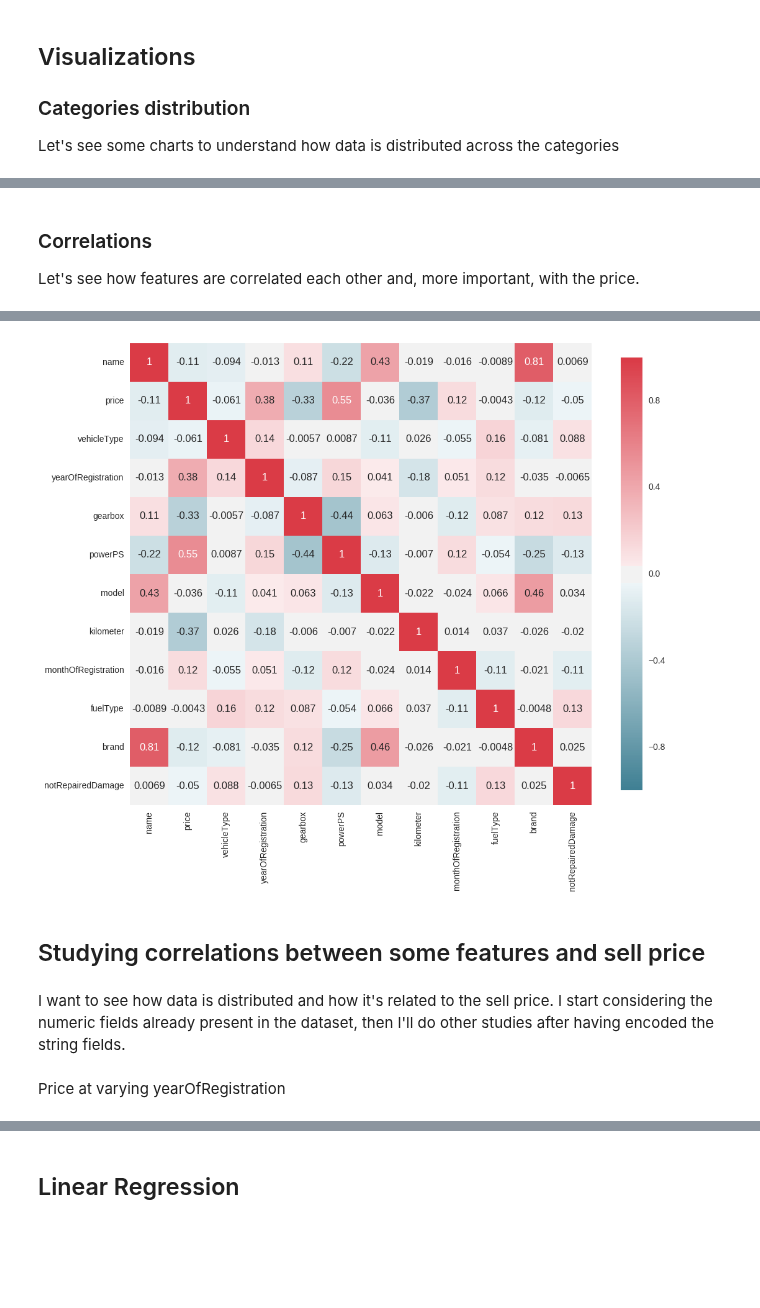
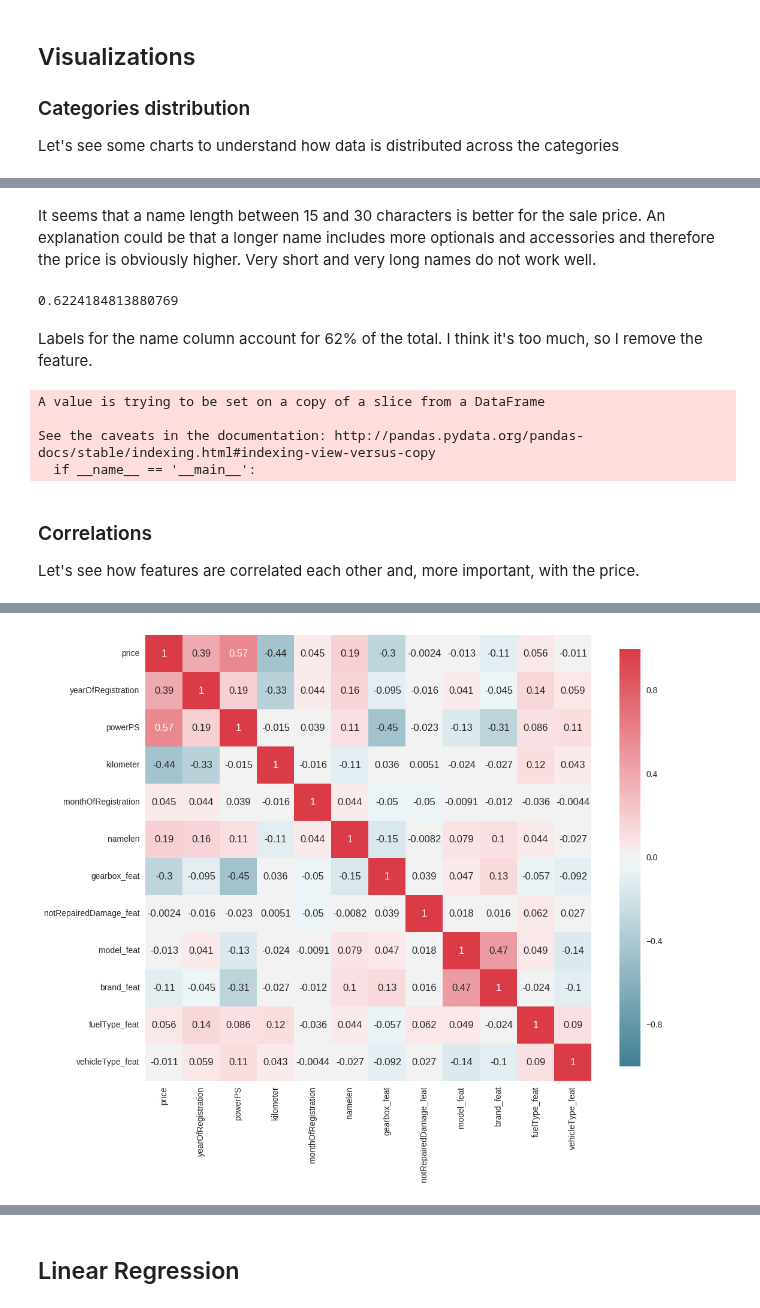
Before and after one commit to ddmng/jupyter-test, a Jupyter notebook: autos/Autos price predictions.ipynb, the cells around one changed output, grey strips where cells are left out. Drawn from its saved outputs; the diff is of its cells as text; code cells hidden in the pictures; blank space fills up the shorter version.

```diff
--- a/autos/Autos price predictions.ipynb
+++ b/autos/Autos price predictions.ipynb
@@ -132,7 +132,7 @@ dedups = df.drop_duplicates(['name','price','vehicleType','yearOfRegistration'
                          ,'notRepairedDamage'])
 
 #### Removing the outliers
-no_outliers = dedups[
+dedups = dedups[
         (dedups.yearOfRegistration <= 2016)
       & (dedups.yearOfRegistration >= 1950)
       & (dedups.price >= 100)
@@ -140,7 +140,7 @@ no_outliers = dedups[
       & (dedups.powerPS >= 10)
       & (dedups.powerPS <= 500)]
 
-print("-----------------\nData kept for analisys: %d percent of the entire set\n-----------------" % (100 * no_outliers['name'].count() / df['name'].count()))
+print("-----------------\nData kept for analisys: %d percent of the entire set\n-----------------" % (100 * dedups['name'].count() / df['name'].count()))
 # %% [output]
 Too new: 14680
 Too old: 289
@@ -300,0 +300,9 @@ Name: notRepairedDamage, dtype: int64
+# %%
+dedups['namelen'] = [min(70, len(n)) for n in dedups['name']]
+
+ax = sns.jointplot(x='namelen',
+                   y='price',
+                   data=dedups[['namelen','price']],
+#                   data=dedups[['namelen','price']][dedups['model']=='golf'],
+                    alpha=0.1,
+                    size=8)
@@ -301,3 +311,36 @@ Name: notRepairedDamage, dtype: int64
+# %% [markdown]
+It seems that a name length between 15 and 30 characters is better for the sale price. An explanation could be that a longer name includes more optionals and accessories and therefore the price is obviously higher.
+Very short and very long names do not work well.
+# %%
+labels = ['name', 'gearbox', 'notRepairedDamage', 'model', 'brand', 'fuelType', 'vehicleType']
+les = {}
+
+for l in labels:
+    les[l] = preprocessing.LabelEncoder()
+    les[l].fit(dedups[l])
+    tr = les[l].transform(dedups[l])
+    dedups.loc[:, l + '_feat'] = pd.Series(tr, index=dedups.index)
+
+labeled = dedups[ ['price'
+                        ,'yearOfRegistration'
+                        ,'powerPS'
+                        ,'kilometer'
+                        ,'monthOfRegistration'
+                        , 'namelen']
+                    + [x+"_feat" for x in labels]]
+# %%
+len(labeled['name_feat'].unique()) / len(labeled['name_feat'])
+# %% [output]
+0.6224184813880769
+# %% [markdown]
+Labels for the name column account for 62% of the total. I think it's too much, so I remove the feature.
+# %%
+labeled.drop(['name_feat'], axis='columns', inplace=True)
+# %% [output]
+A value is trying to be set on a copy of a slice from a DataFrame
+
+See the caveats in the documentation: http://pandas.pydata.org/pandas-docs/stable/indexing.html#indexing-view-versus-copy
+  if __name__ == '__main__':
 # %% [markdown]
 ### Correlations
 Let's see how features are correlated each other and, more important, with the price.
@@ -308,4 +347,4 @@ dedups = dedups.apply(le.fit_transform)
 # %%
-plot_correlation_map(dedups)
-dedups.corr()
+plot_correlation_map(labeled)
+labeled.corr()
 # %% [output]
@@ -325,5 +364 @@ dedups.corr()
-[figure, old version]
+[figure, new version]
-# %% [markdown]
-## Studying correlations between some features and sell price
-# %% [markdown]
-I want to see how data is distributed and how it's related to the sell price. I start considering the numeric fields already present in the dataset, then I'll do other studies after having encoded the string fields.
@@ -337,2 +364,0 @@ plt.ylim(0, 160000)
-# %% [markdown]
-Price at varying yearOfRegistration
```
Also changed, not shown: parts of 50 cells of this notebook.
